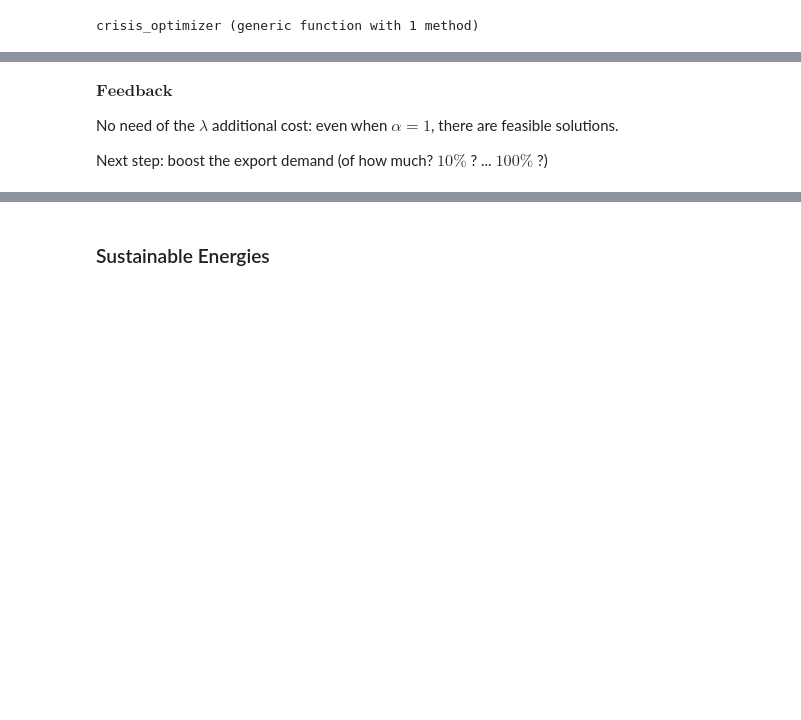
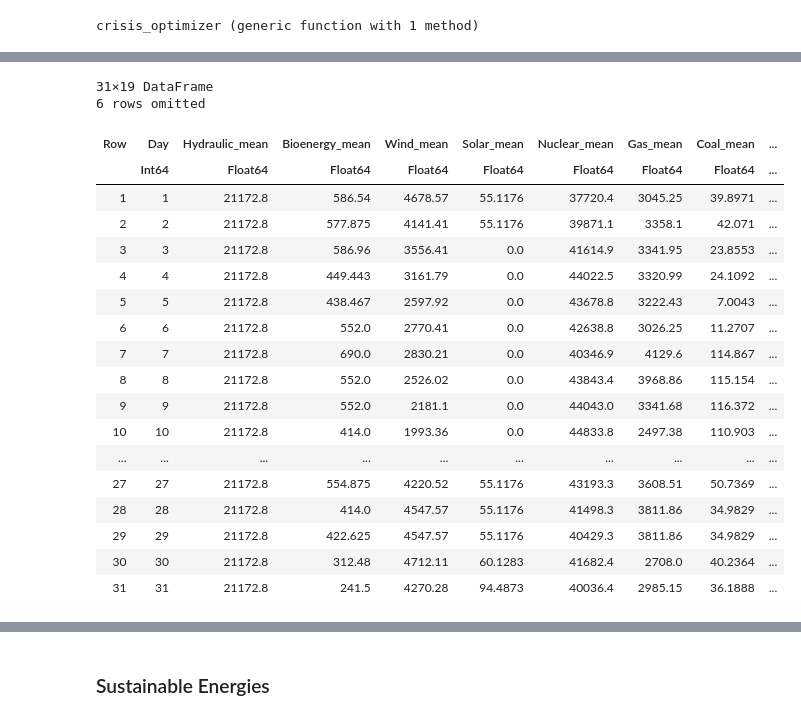
Before and after one commit to OscarCourbit/Energy-Allocation-in-France, a Jupyter notebook: Project_Problem.ipynb, the cells around one changed output, grey strips where cells are left out. Drawn from its saved outputs; the diff is of its cells as text; code cells hidden in the pictures; blank space fills up the shorter version.

```diff
--- a/Project_Problem.ipynb
+++ b/Project_Problem.ipynb
@@ -612,22 +664,25 @@ df_opt
 # %% [markdown]
 ### Crisis scenario
 # %%
-function crisis_df(df, boost_coef)
+function crisis_df(df_base, boost_coef)
+    # copy of df
+    df_cris = copy(df_base)
+
     # make all import columns of Switzerland Italy Germany_Belgium and England to zero
-    df[!, :Switzerland_import] .= 0
-    df[!, :Italy_import] .= 0
-    df[!, :Germany_Belgium_import] .= 0
-    df[!, :England_import] .= 0
+    df_cris[!, :Switzerland_import] .= 0
+    df_cris[!, :Italy_import] .= 0
+    df_cris[!, :Germany_Belgium_import] .= 0
+    df_cris[!, :England_import] .= 0
 
-    # boost export demand by 50%
-    df[!, :Switzerland_export] .= df[!, :Switzerland_export] * boost_coef
-    df[!, :Italy_export] .= df[!, :Italy_export] * boost_coef
-    df[!, :Germany_Belgium_export] .= df[!, :Germany_Belgium_export] * boost_coef
-    df[!, :England_export] .= df[!, :England_export] * boost_coef
+    # boost export demand by boost_coef
+    df_cris[!, :Switzerland_export] .= df_cris[!, :Switzerland_export] .* boost_coef
+    df_cris[!, :Italy_export] .= df_cris[!, :Italy_export] .* boost_coef
+    df_cris[!, :Germany_Belgium_export] .= df_cris[!, :Germany_Belgium_export] .* boost_coef
+    df_cris[!, :England_export] .= df_cris[!, :England_export] .* boost_coef
 
-    return df
+    return df_cris
 end
 # %% [output]
 crisis_df (generic function with 1 method)
 # %%
-df_crisis = crisis_df(df_baseline, 2);
+df_crisis = crisis_df(df_baseline, 5)
@@ -676,7 +752,7 @@ end
 # %% [output]
 crisis_optimizer (generic function with 1 method)
 # %%
-model_2 = crisis_optimizer(df_crisis, 0.1);
+model_2 = crisis_optimizer(df_crisis, 0.5);
 
 # get the optimal values
 x_opt = value.(model_2[:x])
@@ -720,6 +774,25 @@ df_crisis_opt
-# %% [markdown]
-$\textbf{Feedback}$
-
-No need of the $\lambda$ additional cost: even when $\alpha = 1$, there are feasible solutions.
-
-Next step: boost the export demand (of how much? $10\%$ ? ... $100\%$ ?)
+# %%
+#df_crisis_opt
+#daily_total(df_crisis_opt)
+daily_average(df_crisis_opt)
+# %% [output]
+31×19 DataFrame
+6 rows omitted
+| Row | Day | Hydraulic_mean | Bioenergy_mean | Wind_mean | Solar_mean | Nuclear_mean | Gas_mean | Coal_mean | ... |
+|  | Int64 | Float64 | Float64 | Float64 | Float64 | Float64 | Float64 | Float64 | ... |
+| 1 | 1 | 21172.8 | 586.54 | 4678.57 | 55.1176 | 37720.4 | 3045.25 | 39.8971 | ... |
+| 2 | 2 | 21172.8 | 577.875 | 4141.41 | 55.1176 | 39871.1 | 3358.1 | 42.071 | ... |
+| 3 | 3 | 21172.8 | 586.96 | 3556.41 | 0.0 | 41614.9 | 3341.95 | 23.8553 | ... |
+| 4 | 4 | 21172.8 | 449.443 | 3161.79 | 0.0 | 44022.5 | 3320.99 | 24.1092 | ... |
+| 5 | 5 | 21172.8 | 438.467 | 2597.92 | 0.0 | 43678.8 | 3222.43 | 7.0043 | ... |
+| 6 | 6 | 21172.8 | 552.0 | 2770.41 | 0.0 | 42638.8 | 3026.25 | 11.2707 | ... |
+| 7 | 7 | 21172.8 | 690.0 | 2830.21 | 0.0 | 40346.9 | 4129.6 | 114.867 | ... |
+| 8 | 8 | 21172.8 | 552.0 | 2526.02 | 0.0 | 43843.4 | 3968.86 | 115.154 | ... |
+| 9 | 9 | 21172.8 | 552.0 | 2181.1 | 0.0 | 44043.0 | 3341.68 | 116.372 | ... |
+| 10 | 10 | 21172.8 | 414.0 | 1993.36 | 0.0 | 44833.8 | 2497.38 | 110.903 | ... |
+| ... | ... | ... | ... | ... | ... | ... | ... | ... | ... |
+| 27 | 27 | 21172.8 | 554.875 | 4220.52 | 55.1176 | 43193.3 | 3608.51 | 50.7369 | ... |
+| 28 | 28 | 21172.8 | 414.0 | 4547.57 | 55.1176 | 41498.3 | 3811.86 | 34.9829 | ... |
+| 29 | 29 | 21172.8 | 422.625 | 4547.57 | 55.1176 | 40429.3 | 3811.86 | 34.9829 | ... |
+| 30 | 30 | 21172.8 | 312.48 | 4712.11 | 60.1283 | 41682.4 | 2708.0 | 40.2364 | ... |
+| 31 | 31 | 21172.8 | 241.5 | 4270.28 | 94.4873 | 40036.4 | 2985.15 | 36.1888 | ... |
```
Also changed, not shown: parts of 23 cells of this notebook.
